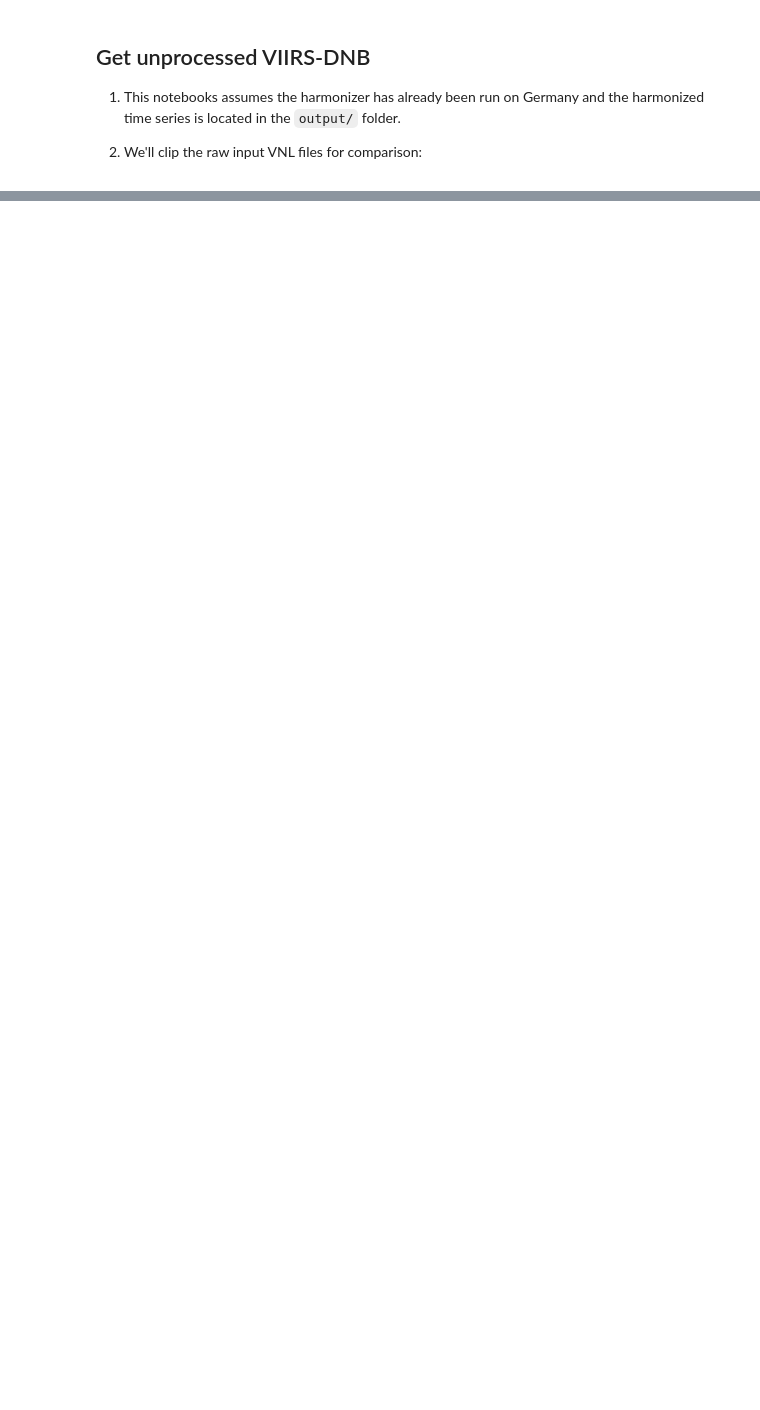
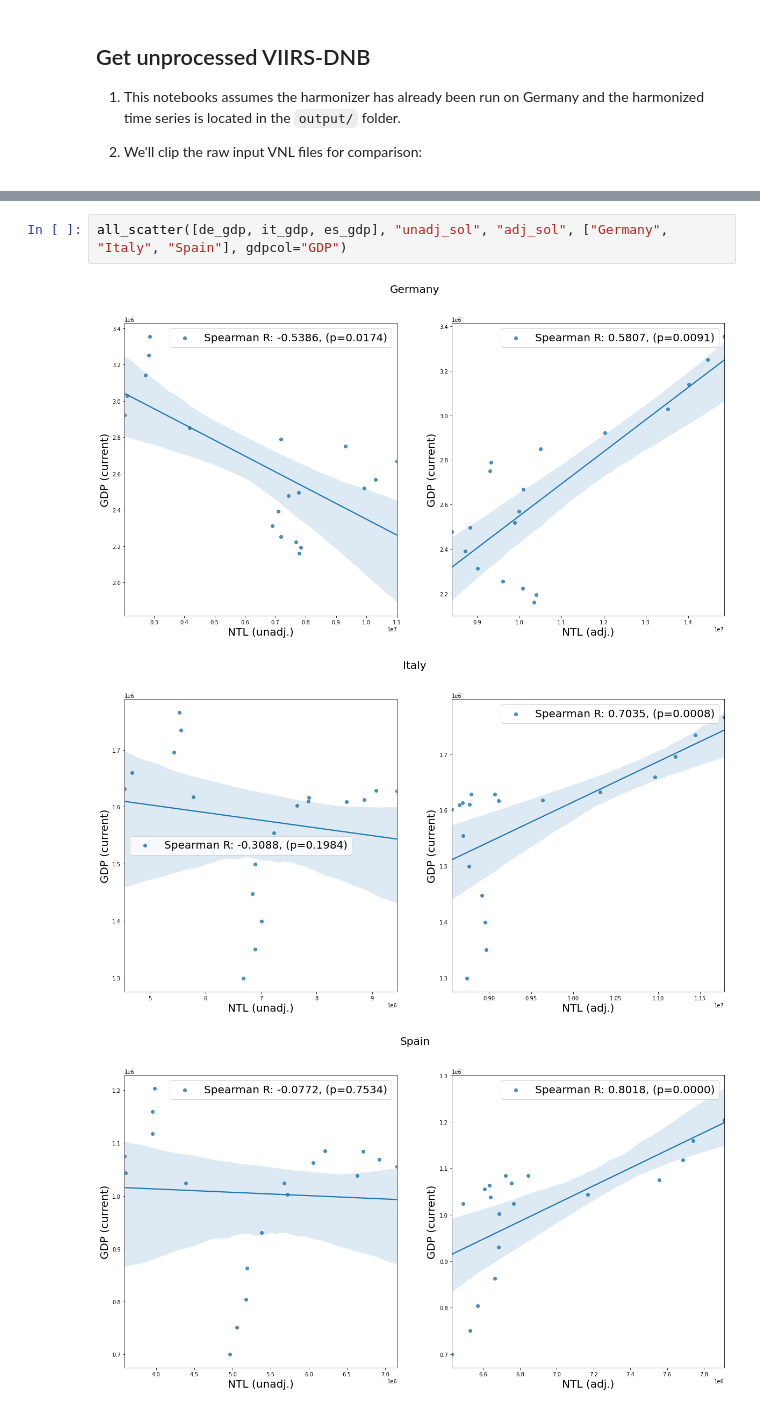
Before and after one commit to worldbank/NTL_Harmonizer, a Jupyter notebook: notebooks/EU_NUTS3_GDP_vs_NTL_analysis.ipynb, the cells around one changed output, grey strips where cells are left out. Saved outputs shown, nothing was run; the diff lists cells and outputs as text; blank space fills up the shorter version.

```diff
--- a/notebooks/EU_NUTS3_GDP_vs_NTL_analysis.ipynb
+++ b/notebooks/EU_NUTS3_GDP_vs_NTL_analysis.ipynb
@@ -178,0 +96,6 @@ No handles with labels found to put in legend.
+# %%
+all_scatter([de_gdp, it_gdp, es_gdp], "unadj_sol", "adj_sol", ["Germany", "Italy", "Spain"], gdpcol="GDP")
+# %% [output]
+[figure, added]
+[figure, added]
+[figure, added]
```
Also changed, not shown: parts of 18 cells of this notebook, 1 other file.
